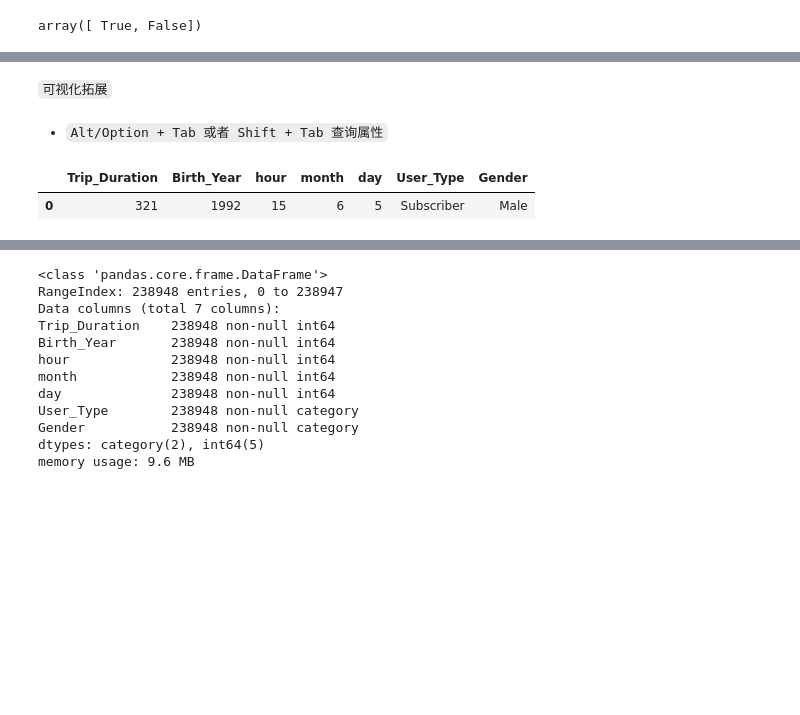
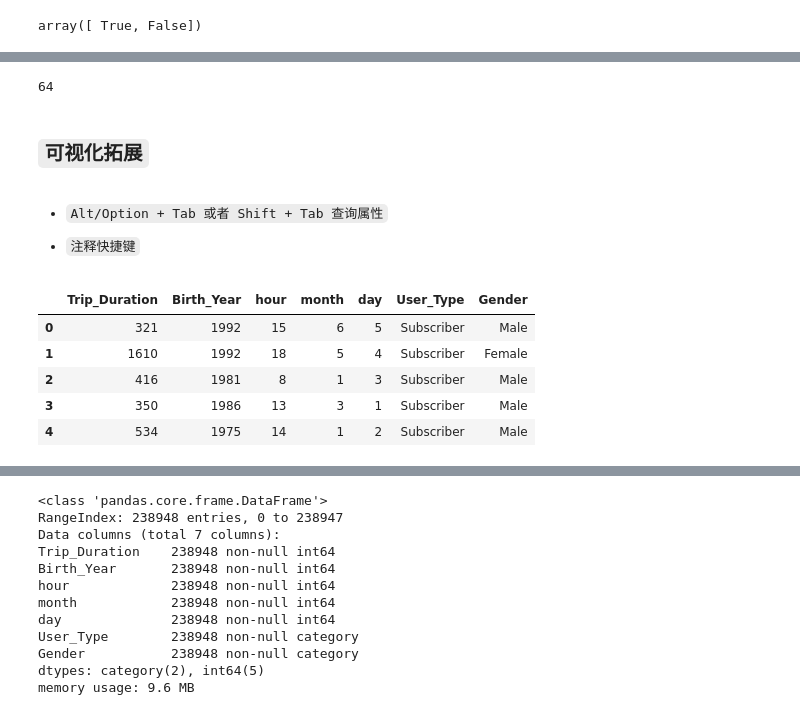
Before and after one commit to NameZhangRan/Courseware, a Jupyter notebook: Week-06-P3阶段.ipynb, the cells around one changed output, grey strips where cells are left out. Drawn from its saved outputs; the diff is of its cells as text; code cells hidden in the pictures; blank space fills up the shorter version.

```diff
--- a/Week-06-P3阶段.ipynb
+++ b/Week-06-P3阶段.ipynb
@@ -79,4 +86,8 @@ array([64])
+# %%
+int(s)
+# %% [output]
+64
 # %% [markdown]
-`可视化拓展`
+## `可视化拓展`
 # %%
 import pandas as pd
@@ -86,4 +98,6 @@ import matplotlib.pyplot as plt
 %matplotlib inline
 # %% [markdown]
 - `Alt/Option + Tab 或者 Shift + Tab 查询属性`
+
+- `注释快捷键`
 # %%
@@ -91,6 +105,10 @@ import matplotlib.pyplot as plt
 # %%
 df = pd.read_csv('pro_df.csv')
-df.head(1)
+df.head()
 # %% [output]
 |  | Trip_Duration | Birth_Year | hour | month | day | User_Type | Gender |
 | 0 | 321 | 1992 | 15 | 6 | 5 | Subscriber | Male |
+| 1 | 1610 | 1992 | 18 | 5 | 4 | Subscriber | Female |
+| 2 | 416 | 1981 | 8 | 1 | 3 | Subscriber | Male |
+| 3 | 350 | 1986 | 13 | 3 | 1 | Subscriber | Male |
+| 4 | 534 | 1975 | 14 | 1 | 2 | Subscriber | Male |
```
Also changed, not shown: parts of 47 cells of this notebook.
